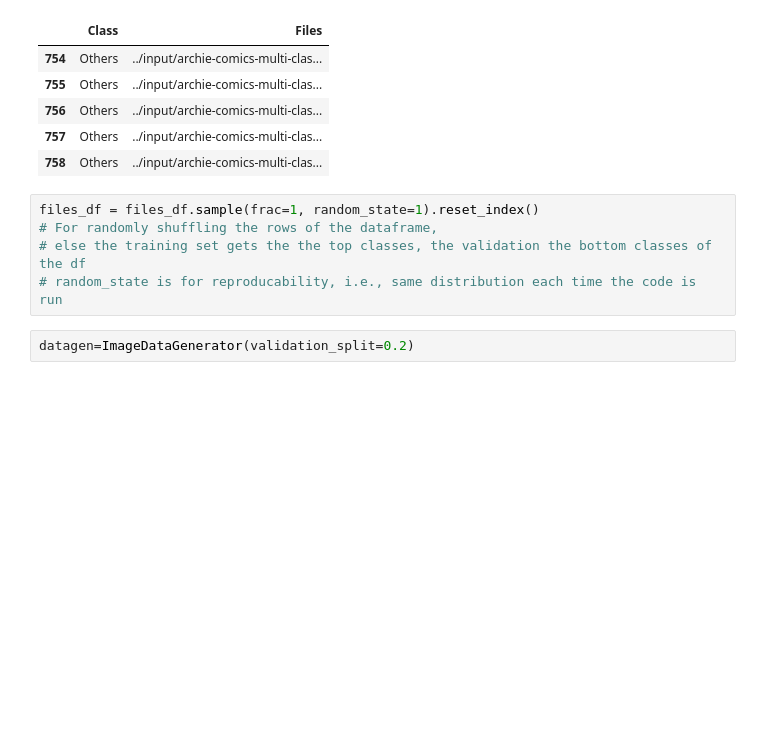
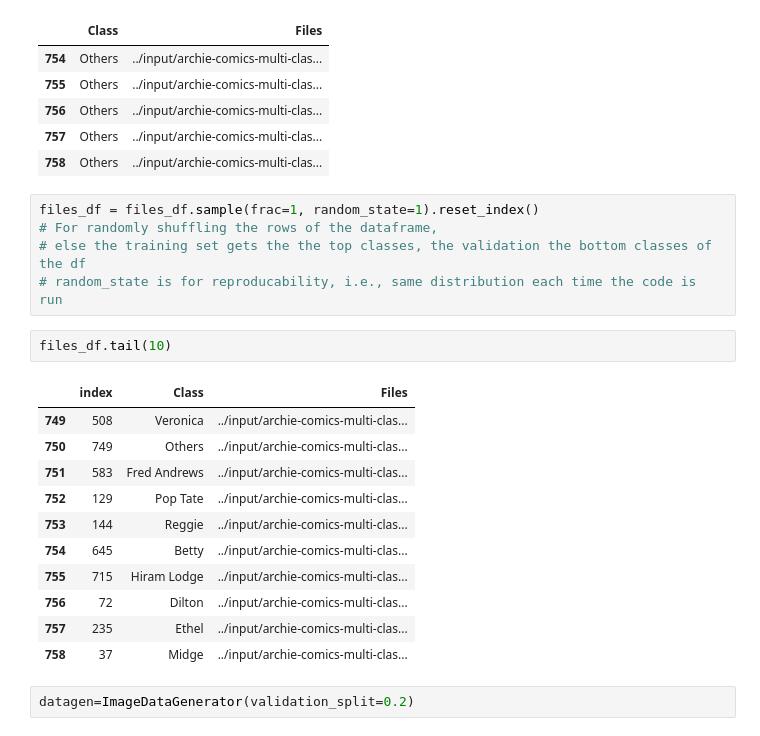
Before and after one commit to AgneevMukherjee/agneev-blog, a Jupyter notebook: undersampling-acmc.ipynb, the cells around one changed output. Saved outputs shown, nothing was run; the diff lists cells and outputs as text; blank space fills up the shorter version.

```diff
--- a/undersampling-acmc.ipynb
+++ b/undersampling-acmc.ipynb
@@ -147,6 +147,20 @@ files_df = files_df.sample(frac=1, random_state=1).reset_index()
 # For randomly shuffling the rows of the dataframe,
 # else the training set gets the the top classes, the validation the bottom classes of the df
 # random_state is for reproducability, i.e., same distribution each time the code is run
+# %%
+files_df.tail(10)
+# %% [output]
+|  | index | Class | Files |
+| 749 | 508 | Veronica | ../input/archie-comics-multi-clas... |
+| 750 | 749 | Others | ../input/archie-comics-multi-clas... |
+| 751 | 583 | Fred Andrews | ../input/archie-comics-multi-clas... |
+| 752 | 129 | Pop Tate | ../input/archie-comics-multi-clas... |
+| 753 | 144 | Reggie | ../input/archie-comics-multi-clas... |
+| 754 | 645 | Betty | ../input/archie-comics-multi-clas... |
+| 755 | 715 | Hiram Lodge | ../input/archie-comics-multi-clas... |
+| 756 | 72 | Dilton | ../input/archie-comics-multi-clas... |
+| 757 | 235 | Ethel | ../input/archie-comics-multi-clas... |
+| 758 | 37 | Midge | ../input/archie-comics-multi-clas... |
 # %%
 datagen=ImageDataGenerator(validation_split=0.2)
 # %%
```
Also changed, not shown: parts of 6 cells of this notebook.
